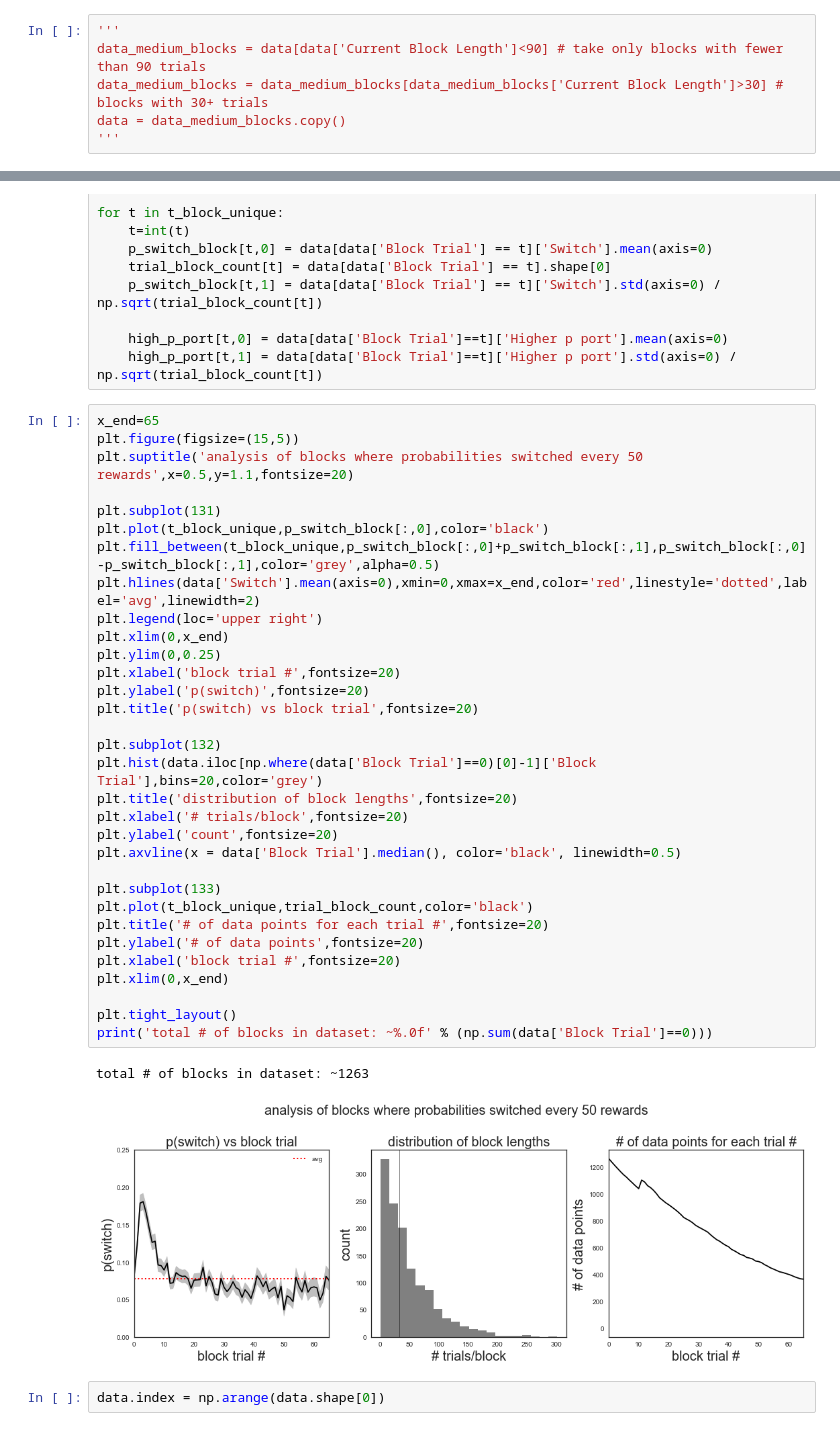
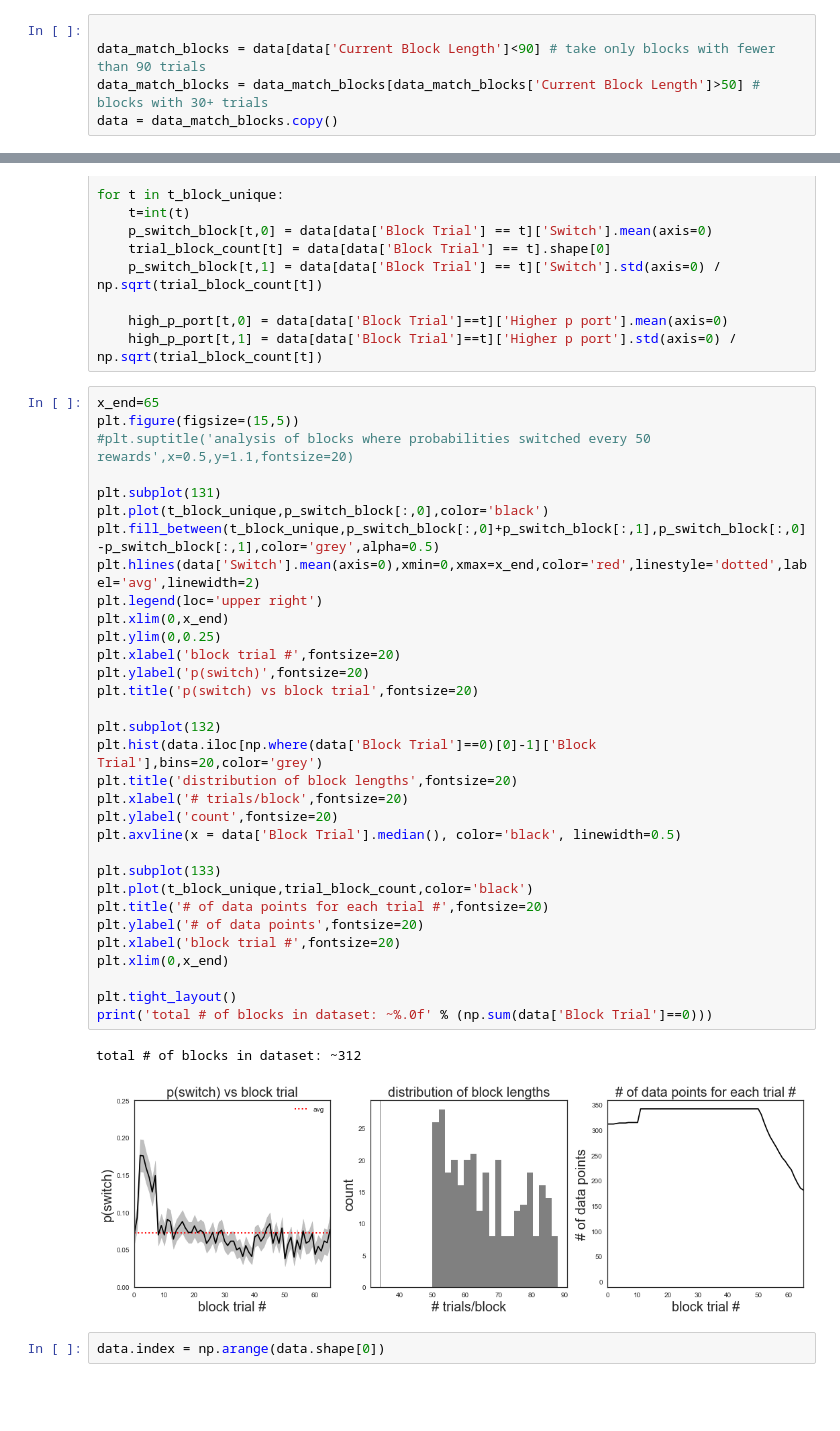
Before and after one commit to celiaberon/mouse_bandit, a Jupyter notebook: jupyter_notebooks/working/Bandit-Markov Analysis.ipynb, the cells around one changed output, grey strips where cells are left out. Drawn from its saved outputs; the diff is of its cells as text; blank space fills up the shorter version.

Commit message:
comparing markov to blocks

```diff
--- a/jupyter_notebooks/working/Bandit-Markov Analysis.ipynb
+++ b/jupyter_notebooks/working/Bandit-Markov Analysis.ipynb
@@ -106,8 +119,7 @@ data.head(5)
 # %% [markdown]
 ### Look at different features based on binned block lengths (really short vs really long, vs average ~50)
 # %%
-'''
-data_medium_blocks = data[data['Current Block Length']<90] # take only blocks with fewer than 90 trials
-data_medium_blocks = data_medium_blocks[data_medium_blocks['Current Block Length']>30] # blocks with 30+ trials
-data = data_medium_blocks.copy()
-'''
+
+data_match_blocks = data[data['Current Block Length']<90] # take only blocks with fewer than 90 trials
+data_match_blocks = data_match_blocks[data_match_blocks['Current Block Length']>50] # blocks with 30+ trials
+data = data_match_blocks.copy()
@@ -357,38 +378,38 @@ for t in t_block_unique:
 # %%
 x_end=65
 plt.figure(figsize=(15,5))
-plt.suptitle('analysis of blocks where probabilities switched every 50 rewards',x=0.5,y=1.1,fontsize=20)
+#plt.suptitle('analysis of blocks where probabilities switched every 50 rewards',x=0.5,y=1.1,fontsize=20)
 
 plt.subplot(131)
 plt.plot(t_block_unique,p_switch_block[:,0],color='black')
 plt.fill_between(t_block_unique,p_switch_block[:,0]+p_switch_block[:,1],p_switch_block[:,0]-p_switch_block[:,1],color='grey',alpha=0.5)
 plt.hlines(data['Switch'].mean(axis=0),xmin=0,xmax=x_end,color='red',linestyle='dotted',label='avg',linewidth=2)
 plt.legend(loc='upper right')
 plt.xlim(0,x_end)
 plt.ylim(0,0.25)
 plt.xlabel('block trial #',fontsize=20)
 plt.ylabel('p(switch)',fontsize=20)
 plt.title('p(switch) vs block trial',fontsize=20)
 
 plt.subplot(132)
 plt.hist(data.iloc[np.where(data['Block Trial']==0)[0]-1]['Block Trial'],bins=20,color='grey')
 plt.title('distribution of block lengths',fontsize=20)
 plt.xlabel('# trials/block',fontsize=20)
 plt.ylabel('count',fontsize=20)
 plt.axvline(x = data['Block Trial'].median(), color='black', linewidth=0.5)
 
 plt.subplot(133)
 plt.plot(t_block_unique,trial_block_count,color='black')
 plt.title('# of data points for each trial #',fontsize=20)
 plt.ylabel('# of data points',fontsize=20)
 plt.xlabel('block trial #',fontsize=20)
 plt.xlim(0,x_end)
 
 plt.tight_layout()
 print('total # of blocks in dataset: ~%.0f' % (np.sum(data['Block Trial']==0)))
 # %% [output]
-total # of blocks in dataset: ~1263
+total # of blocks in dataset: ~312
-[figure, old version]
+[figure, new version]
 # %%
 data.index = np.arange(data.shape[0])
 # %%
```
Also changed, not shown: parts of 26 cells of this notebook, 7 other files.
